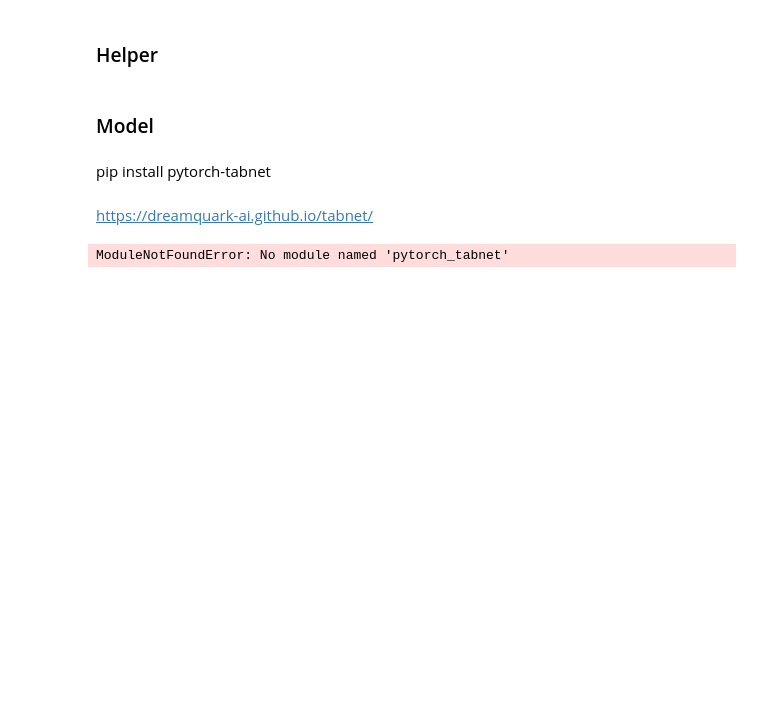
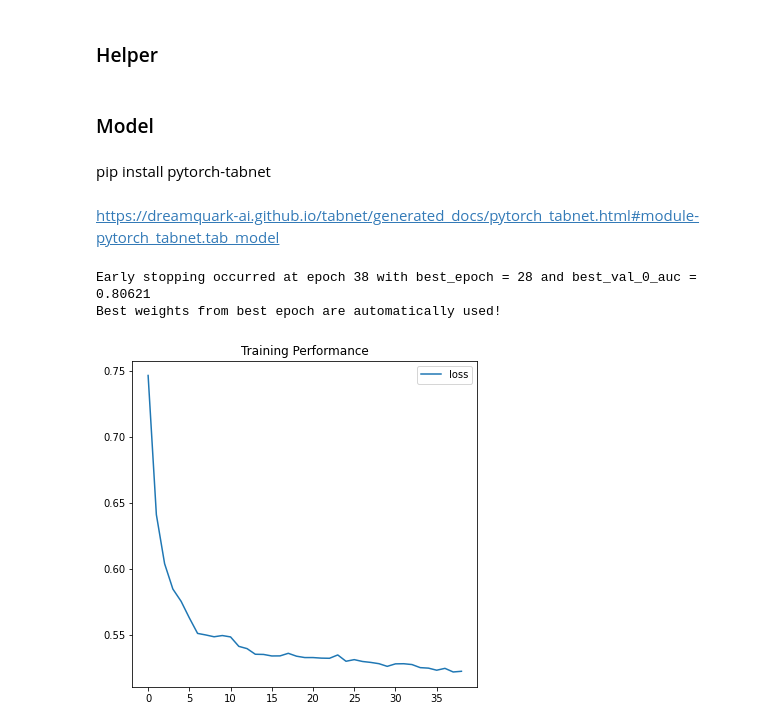
Before and after one commit to WilliamMa6984/LeagueOfLegendsWinPredictor, a Jupyter notebook: code.ipynb, the cells around one changed output. Cells and saved outputs as stored; diff of their text form; code cells hidden in the pictures; blank space fills up the shorter version.

```diff
--- a/code.ipynb
+++ b/code.ipynb
@@ -251,15 +235,18 @@ def model_history(history):
 # %% [markdown]
 pip install pytorch-tabnet
 # %% [markdown]
-https://dreamquark-ai.github.io/tabnet/
+https://dreamquark-ai.github.io/tabnet/generated_docs/pytorch_tabnet.html#module-pytorch_tabnet.tab_model
 # %%
 from pytorch_tabnet.tab_model import TabNetClassifier
 
-classifier = TabNetClassifier(verbose=0,seed=42)
-classifier.fit(X_train=train_X, y_train=train_y,
+tabnet = TabNetClassifier(verbose=0,seed=42)
+tabnet.fit(X_train=train_X, y_train=train_y,
                patience=10, max_epochs=50,
-               eval_metric=['accuracy'])
-model_history(classifier.history)
+               eval_set=[(val_X, val_y)],
+               eval_metric=['auc'])
+model_history(tabnet.history)
 # %% [output]
-ModuleNotFoundError: No module named 'pytorch_tabnet'
+Early stopping occurred at epoch 38 with best_epoch = 28 and best_val_0_auc = 0.80621
+Best weights from best epoch are automatically used!
+[figure, added]
 # %%
```
Also changed, not shown: parts of 22 cells of this notebook.
